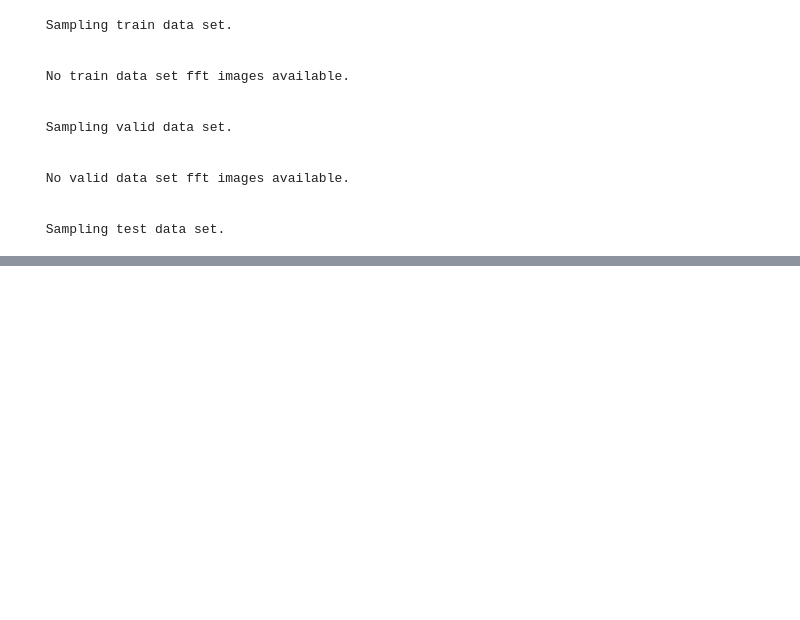
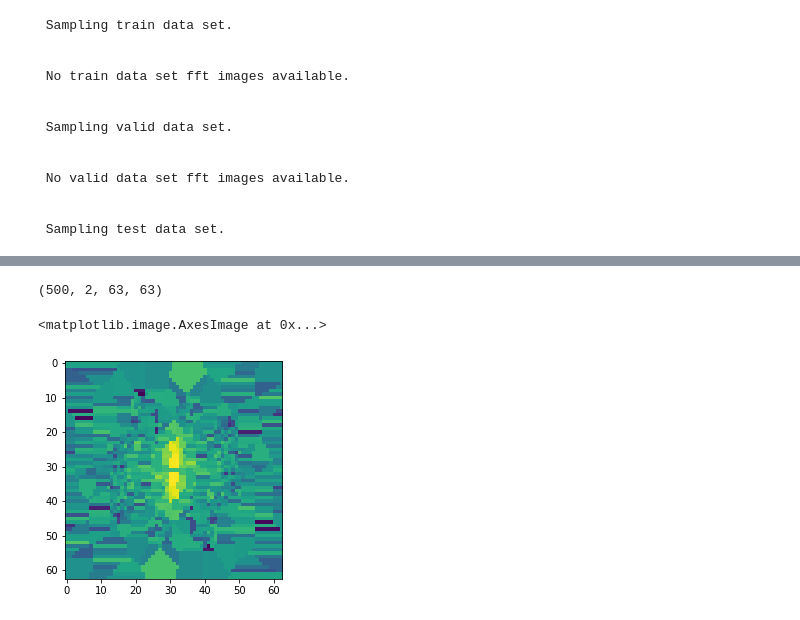
Before and after one commit to radionets-project/radionets, a Jupyter notebook: examples/07_benchmark_testset.ipynb, the cells around one changed output, grey strips where cells are left out. Saved outputs shown, nothing was run; the diff lists cells and outputs as text; code cells hidden in the pictures; blank space fills up the shorter version.

```diff
--- a/examples/07_benchmark_testset.ipynb
+++ b/examples/07_benchmark_testset.ipynb
@@ -152,0 +176,13 @@ sample_fft_images(sim_conf)
+# %%
+file = h5py.File("../../noise/benchmark_data/noise/samp_test1.h5", mode="r")
+# %%
+x = file["x"]
+y = file["y"]
+x.shape
+# %% [output]
+(500, 2, 63, 63)
+# %%
+plt.imshow(np.abs(x[9][0]))
+# %% [output]
+<matplotlib.image.AxesImage at 0x...>
+[figure, added]
```
Also changed, not shown: parts of 6 cells of this notebook.
